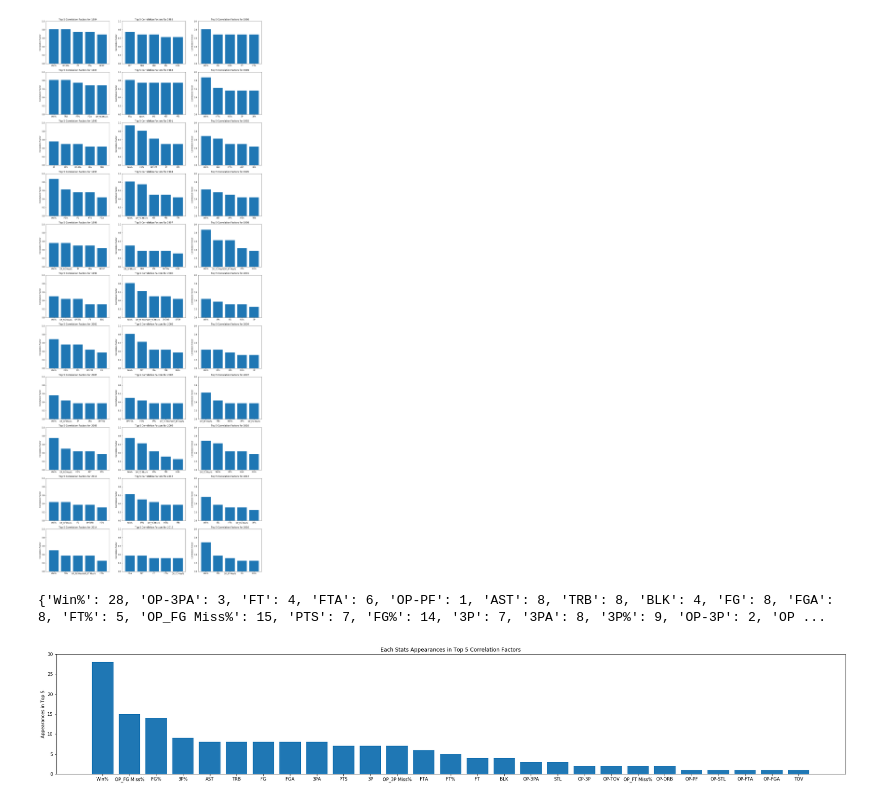
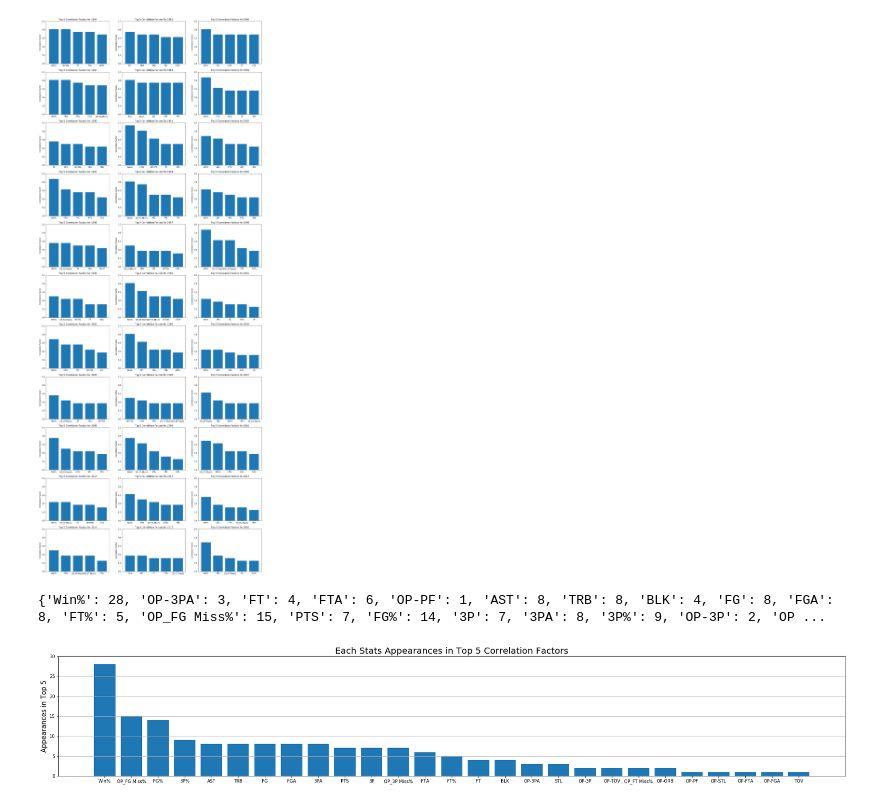
Before and after one commit to RM817/NBA-Playoff-Birth-Predicition-Model, a Jupyter notebook: Capstone1_Data2.ipynb, the cells around one changed output. Drawn from its saved outputs; the diff is of its cells as text; code cells hidden in the pictures.

```diff
--- a/Capstone1_Data2.ipynb
+++ b/Capstone1_Data2.ipynb
@@ -2153,13 +2153,14 @@ print(Top_Stat_Counter)
 # %%
 Sorted_Stat_Counter = dict(sorted(Top_Stat_Counter.items(), key=operator.itemgetter(1), reverse=True)[:])
 
 plt.figure(figsize=(32, 5))
 plt.bar(list(Sorted_Stat_Counter.keys()),list(Sorted_Stat_Counter.values()))
 plt.ylim(0, 30)
-plt.ylabel('Appearances in Top 5')
-plt.title('Each Stats Appearances in Top 5 Correlation Factors')
+plt.ylabel('Appearances in Top 5',fontdict = {'size':15})
+plt.title('Each Stats Appearances in Top 5 Correlation Factors',fontdict = {'size':20})
+plt.grid(True,axis='y')
 plt.savefig('App_TopFive.png')
 
 plt.show()
 # %% [output]
-[figure, old version]
+[figure, new version]
```
Also changed, not shown: 7 other files.
